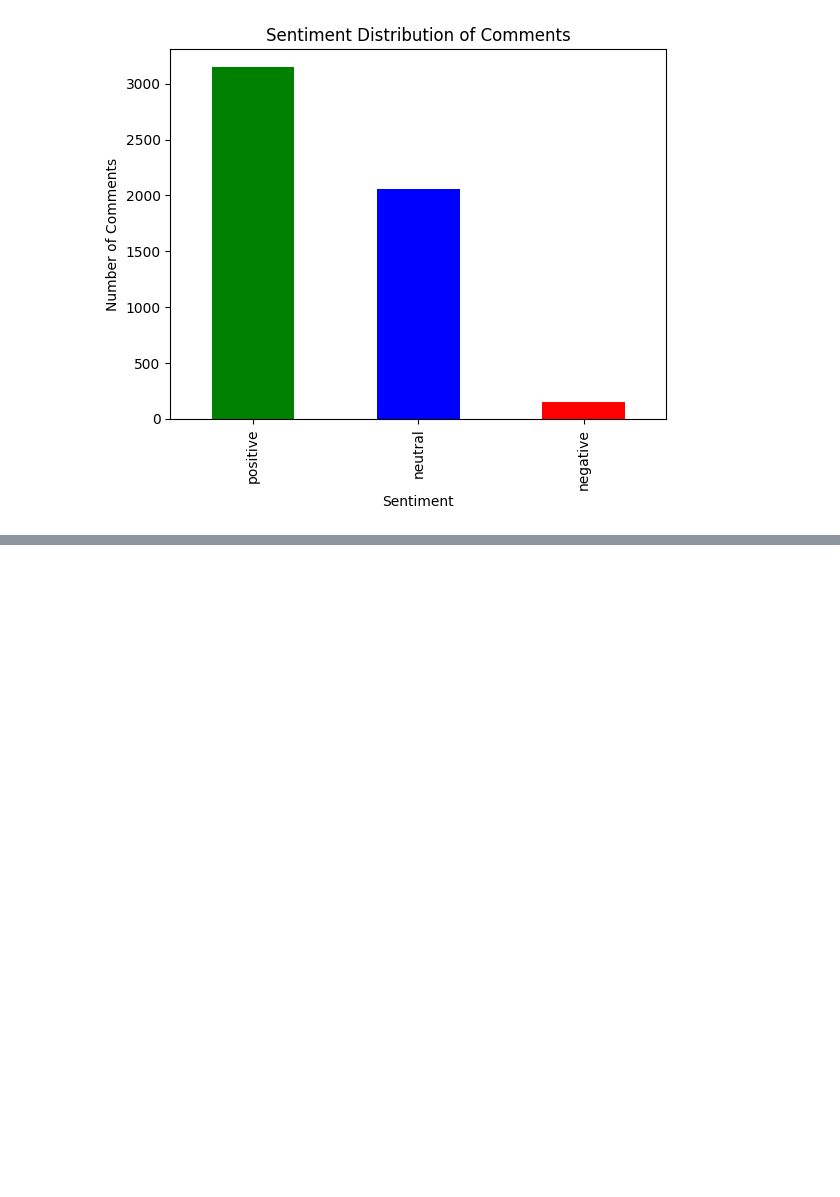
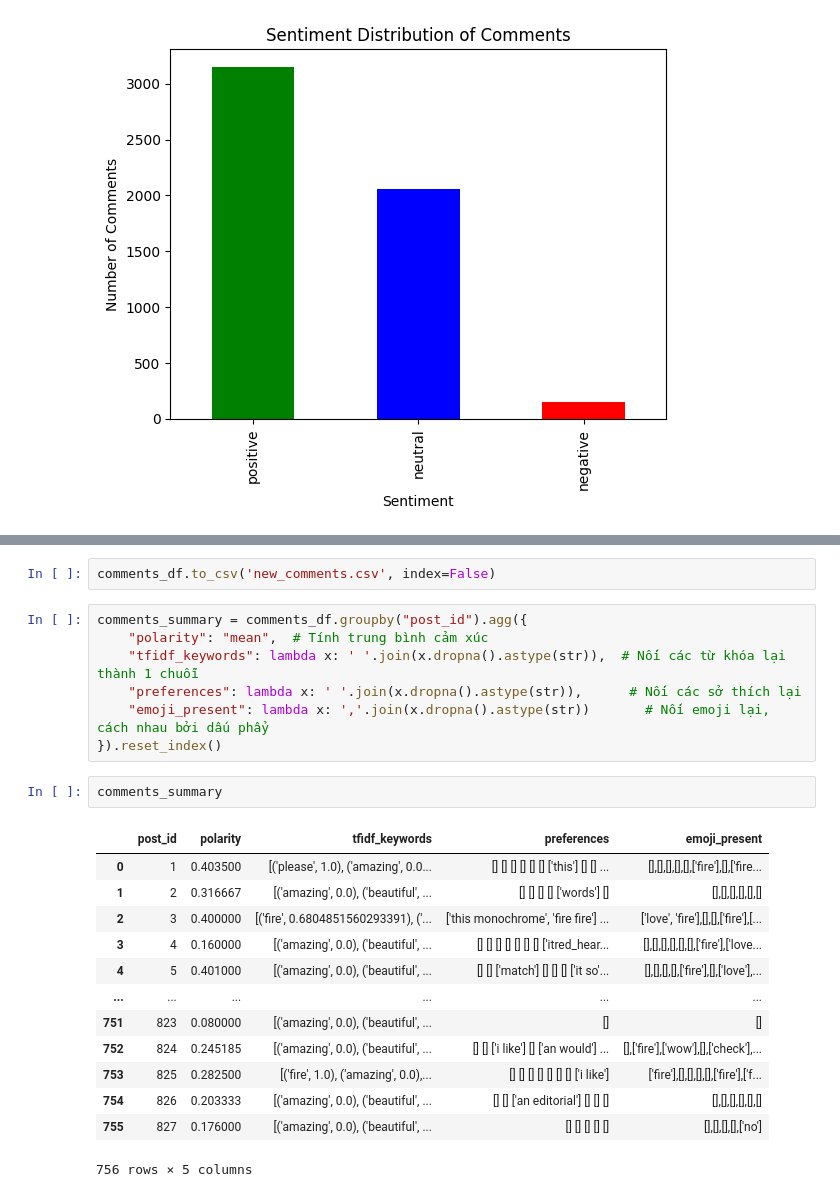
Before and after one commit to 23092003e/A-Fashion-Recommendation-System-via-Sequence-Mining-on-Social-Media-, a Jupyter notebook: notebooks/data.preprocessing.ipynb, the cells around one changed output, grey strips where cells are left out. Drawn from its saved outputs; the diff is of its cells as text; blank space fills up the shorter version.

```diff
--- a/notebooks/data.preprocessing.ipynb
+++ b/notebooks/data.preprocessing.ipynb
@@ -416,0 +547,25 @@ plt.show()
+# %%
+comments_df.to_csv('new_comments.csv', index=False)
+# %%
+comments_summary = comments_df.groupby("post_id").agg({
+    "polarity": "mean",  # Tính trung bình cảm xúc
+    "tfidf_keywords": lambda x: ' '.join(x.dropna().astype(str)),  # Nối các từ khóa lại thành 1 chuỗi
+    "preferences": lambda x: ' '.join(x.dropna().astype(str)),      # Nối các sở thích lại
+    "emoji_present": lambda x: ','.join(x.dropna().astype(str))       # Nối emoji lại, cách nhau bởi dấu phẩy
+}).reset_index()
+# %%
+comments_summary
+# %% [output]
+|  | post_id | polarity | tfidf_keywords | preferences | emoji_present |
+| 0 | 1 | 0.403500 | [('please', 1.0), ('amazing', 0.0... | [] [] [] [] [] [] ['this'] [] [] ... | [],[],[],[],[],['fire'],[],['fire... |
+| 1 | 2 | 0.316667 | [('amazing', 0.0), ('beautiful', ... | [] [] [] [] ['words'] [] | [],[],[],[],[],[] |
+| 2 | 3 | 0.400000 | [('fire', 0.6804851560293391), ('... | ['this monochrome', 'fire fire'] ... | ['love', 'fire'],[],[],['fire'],[... |
+| 3 | 4 | 0.160000 | [('amazing', 0.0), ('beautiful', ... | [] [] [] [] [] [] [] ['itred_hear... | [],[],[],[],[],[],['fire'],['love... |
+| 4 | 5 | 0.401000 | [('amazing', 0.0), ('beautiful', ... | [] [] ['match'] [] [] [] ['it so'... | [],[],[],[],['fire'],[],['love'],... |
+| ... | ... | ... | ... | ... | ... |
+| 751 | 823 | 0.080000 | [('amazing', 0.0), ('beautiful', ... | [] | [] |
+| 752 | 824 | 0.245185 | [('amazing', 0.0), ('beautiful', ... | [] [] ['i like'] [] ['an would'] ... | [],['fire'],['wow'],[],['check'],... |
+| 753 | 825 | 0.282500 | [('fire', 1.0), ('amazing', 0.0),... | [] [] [] [] [] [] [] ['i like'] | ['fire'],[],[],[],[],['fire'],['f... |
+| 754 | 826 | 0.203333 | [('amazing', 0.0), ('beautiful', ... | [] [] ['an editorial'] [] [] [] | [],[],[],[],[],[] |
+| 755 | 827 | 0.176000 | [('amazing', 0.0), ('beautiful', ... | [] [] [] [] [] | [],[],[],[],['no'] |
+756 rows × 5 columns
```
Also changed, not shown: parts of 12 cells of this notebook, 5 other files.
